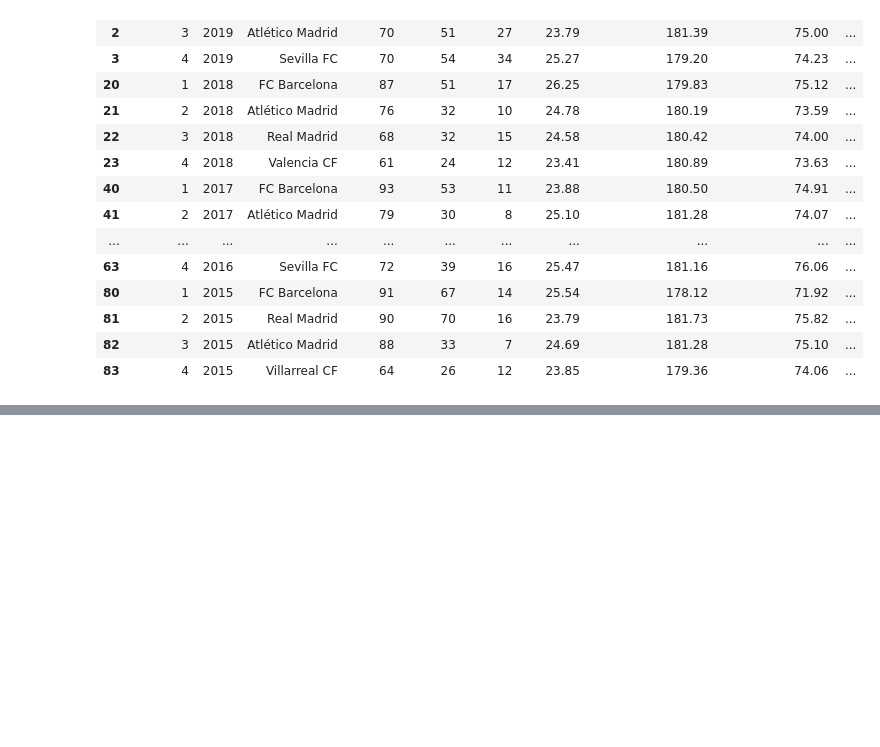
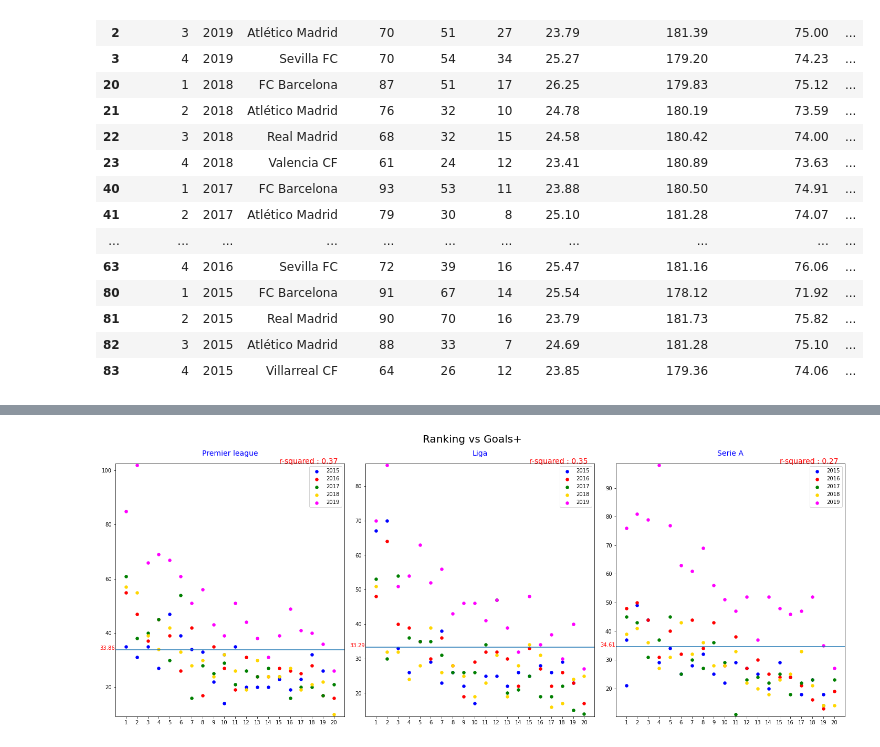
Before and after one commit to QuentinMahieu/Project_Soccer, a Jupyter notebook: mainanalysis.ipynb, the cells around one changed output, grey strips where cells are left out. Cells and saved outputs as stored; diff of their text form; code cells hidden in the pictures; blank space fills up the shorter version.

```diff
--- a/mainanalysis.ipynb
+++ b/mainanalysis.ipynb
@@ -32,5 +29,6 @@ eng_df.head(40)
 # %%
 #Preparation usefull dataframes
+list_dfs = [eng_df,spain_df,it_df]
 years=[2015,2016,2017,2018,2019]
 list_year_eng=[]
 list_year_it = []
@@ -135,11 +159,3 @@ Top 4 teams per year in the Liga
 | 81 | 2 | 2015 | Real Madrid | 90 | 70 | 16 | 23.79 | 181.73 | 75.82 | ... |
 | 82 | 3 | 2015 | Atlético Madrid | 88 | 33 | 7 | 24.69 | 181.28 | 75.10 | ... |
 | 83 | 4 | 2015 | Villarreal CF | 64 | 26 | 12 | 23.85 | 179.36 | 74.06 | ... |
-# %%
-x = eng_df["Ranking"]
-y = eng_df["Goals+"]
-plt.figure(figsize=(10,8))
-plt.scatter(x,y,c=eng_df["Year"])
-plt.legend(labels = years)
-plt.xticks(rotation=90)
-plt.tight_layout()
@@ -147,0 +175,34 @@ plt.tight_layout()
+# %%
+def plot(list_df,column1,column2):
+    leagues = ["Premier league","Liga", "Serie A"]
+    count=1
+    plt.figure(figsize=(20,8))
+    plt.suptitle(f"{column1} vs {column2}",fontsize=20)
+    for i,df in enumerate(list_df):
+        plt.subplot(1,3,count)
+        for j,year in enumerate(sorted(list(df["Year"].unique()))):
+            if df[df["Year"]==year][column2].all() == 0:
+                continue
+            colors = ['blue','red','green','gold','magenta']
+            x = df[df["Year"]==year][column1]
+            y = df[df["Year"]==year][column2]
+            plt.scatter(x,y,label=year,c=colors[j],s=30)
+        plt.legend(loc="best")
+        plt.xticks(np.arange(round(min(df[column1])),round(max(df[column1])+1)))
+        plt.ylim(min(df[column2])-0.75,max(df[column2])+0.5)
+        avg = round(df[column2].mean(),2)
+        plt.title(leagues[i], fontsize=14,color="b",pad=15)
+        plt.axhline(avg)
+        plt.text(min(df[column1])-1,avg,f"{avg}",horizontalalignment='right',color="r")
+        plt.tight_layout()
+        count+=1
+        r = stats.pearsonr(df[column1],df[column2])[0]
+        plt.annotate(f"r-squared : {round(r**2,2)}",(max(df[column1]-5),max(df[column2])+0.5),fontsize=14, color= "r")
+    path = "ouput_data/"
+    filename = f"{column1.replace(' ','_')}VS{column2.replace(' ','_')}.png"
+    f = open(path+filename,"w")
+    f.close()
+    plt.savefig(path+filename)
+plot(list_dfs,"Ranking","Goals+")
+# %% [output]
+[figure, added]
```
Also changed, not shown: parts of 16 cells of this notebook.
